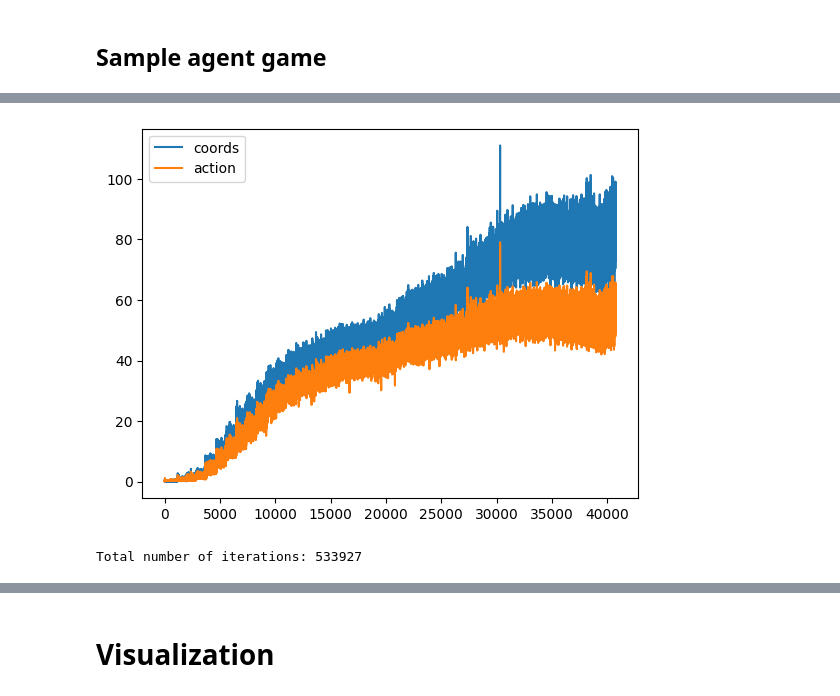
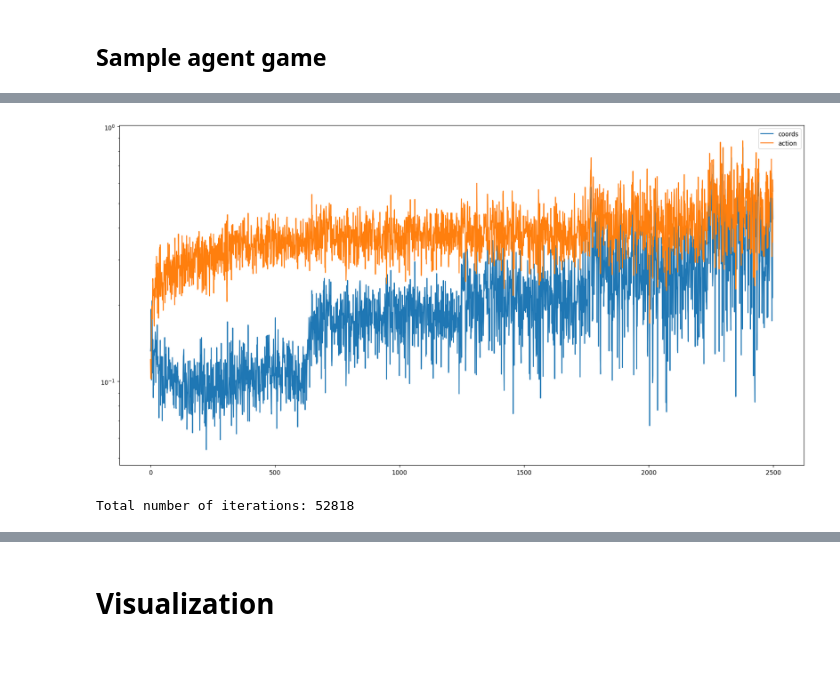
Before and after one commit to Sambura/DnD-RL-combat-agent, a Jupyter notebook: notebooks/ava_proto.ipynb, the cells around one changed output, grey strips where cells are left out. Saved outputs shown, nothing was run; the diff lists cells and outputs as text; code cells hidden in the pictures; blank space fills up the shorter version.

Commit message:
Rework DnDBoard. Improve training configuration. Other improvements

```diff
--- a/notebooks/ava_proto.ipynb
+++ b/notebooks/ava_proto.ipynb
@@ -155,3 +144,13 @@ gen_header = \
+# %%
+reports_path = '../rnd/2v2-0/'
+generation_name = 'gen30'
+gen_header = \
+'''# Based on gen 29
+
+## Differences:
+
+* Reference agent changed to
+'''
 # %%
 iters, eps, checkpoints, reps, wins = [], [], [], [], []
 mag1s, mag2s = [], []
@@ -162,21 +161,25 @@ def on_replace():
     did_replace[0] = True
 
 agent.on_replace = on_replace
+
+ref_agents = [DnDAgent.load_agent(x, strip=True, epsilon=0) for x in ref_agent_paths]
+# %%
+agent.set_lr(1e-4)
 # %%
-games = 20000
-checkpoint_each = 1000
+games = 2500
+checkpoint_each = 5000
 checkpoint_name = f'2v2-0-agent-{generation_name}'
 if checkpoint_name is None: checkpoint_each = 1e99
-last_update = time.time()
+last_update = -1e9
+ref_agent = ref_agents[0]
 
 last_checkpoint = checkpoints[-1] if len(checkpoints) > 0 else 0
 with tqdm(range(games), desc='Training', smoothing=0.1) as pbar:
     for i in pbar:
-        game = create_same_game(get_colormap=False, reward_head=DnDBoard.passthrough_reward_head)
-        resolver = get_default_action_resolver(game)
+        game = create_same_game(board_size, get_colormap=False, reward_head=DnDBoard.passthrough_reward_head)
         outputs = agent.predict(game.observe_board())
         metric = np.mean(np.abs(outputs), axis=(1, 2))
-        iter_count, win = train_loop(agent, ref_agent, game, reward_policy, resolver)
+        iter_count, win = train_loop(agent, ref_agent, game, reward_policy)
         iters.append(iter_count)
         wins.append(win)
         eps.append(agent.epsilon)
@@ -185,14 +188,19 @@ with tqdm(range(games), desc='Training', smoothing=0.1) as pbar:
         pbar.set_postfix({'mag1': metric[0], 'mag2': metric[1]})
 
         ctime = time.time()
-        if ctime - last_update > 20:
+        if ctime - last_update > 30:
             clear_output(wait=True)
-            ax = plot_training_history(iters, eps, checkpoints, vlines=reps, ylim=(-1.2, 1.2), show=False)[0]
+            # ax = plot_training_history(iters, eps, checkpoints, vlines=reps, ylim=(-1.2, 1.2), show=False)[0]
+            ax = plot_training_history(iters, eps, checkpoints, ylim=(-1.2, 1.2), show=False)[0]
             n = 500
             win_conv = 2 * np.convolve(wins, np.ones(n) / n, mode='valid') - 1
             ax.plot(range(n // 2, len(win_conv) + n // 2), win_conv, label='Winrate', color='g', lw=3)
             ax.axhline(0, color='k', lw=1, linestyle='--')
-            plt.grid()
+            ax.grid()
+
+            # scatter_win = np.array(wins) * 2 - 1
+            # ax.scatter(range(len(iters)), scatter_win, 10, marker='x')
+
             plt.show()
             display(pbar.container)
             last_update = ctime
@@ -221,14 +239,15 @@ plt.show()
 # %%
-plt.plot(mag1s, label='coords')
-plt.plot(mag2s, label='action')
-# plt.yscale('log')
+plt.figure(figsize=(20, 10))
+plt.plot(mag1s[:650000], label='coords')
+plt.plot(mag2s[:650000], label='action')
+plt.yscale('log')
 plt.legend()
 plt.savefig(os.path.join(export_path, 'magnitude.png'), bbox_inches='tight')
 plt.show()
 print(f'Total number of iterations: {np.sum(iters)}')
 # %% [output]
-[figure, old version]
+[figure, new version]
-Total number of iterations: 533927
+Total number of iterations: 52818
 # %%
 with open(os.path.join(export_path, 'report.md'), 'w') as report:
     avg = np.mean(iters[-1000:])
```
Also changed, not shown: parts of 16 cells of this notebook, 15 other files.
